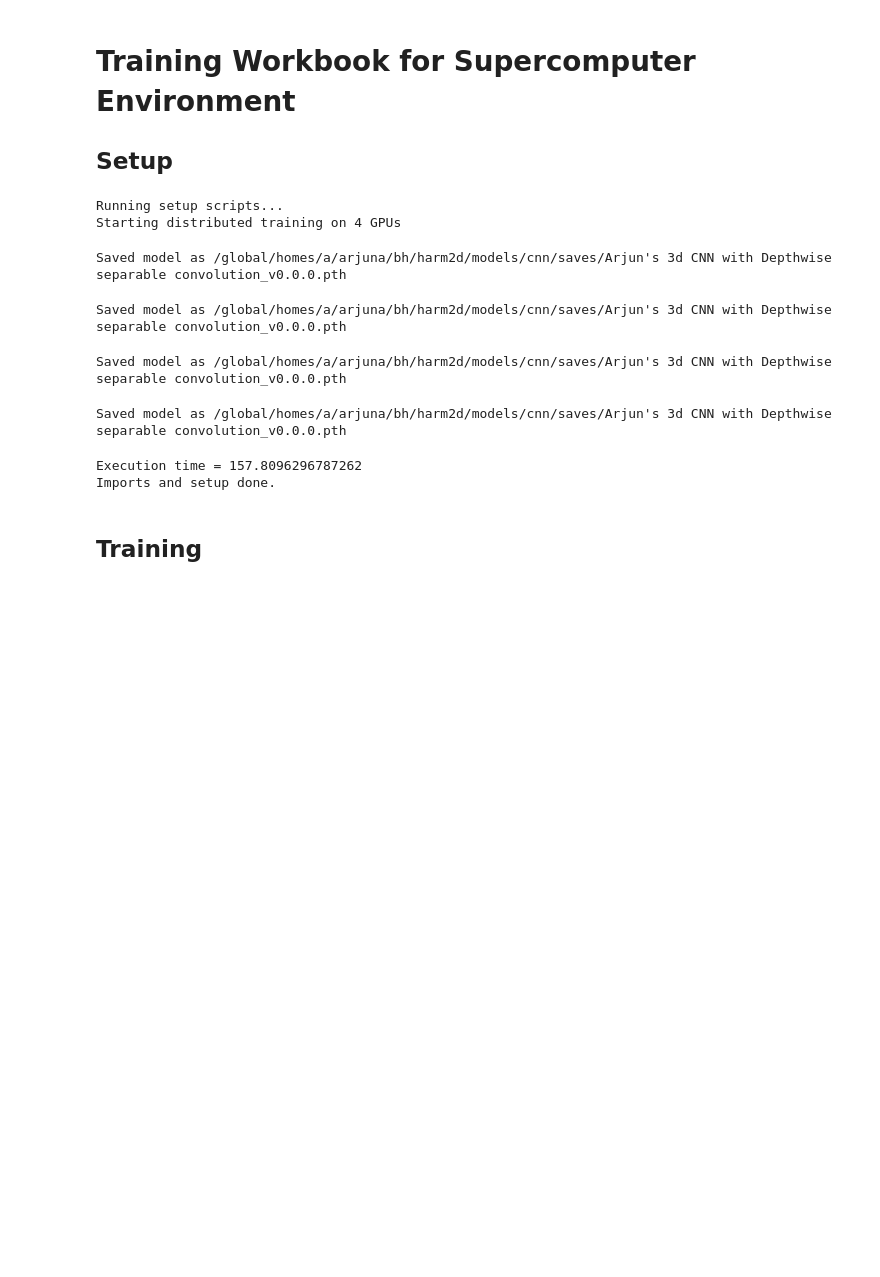
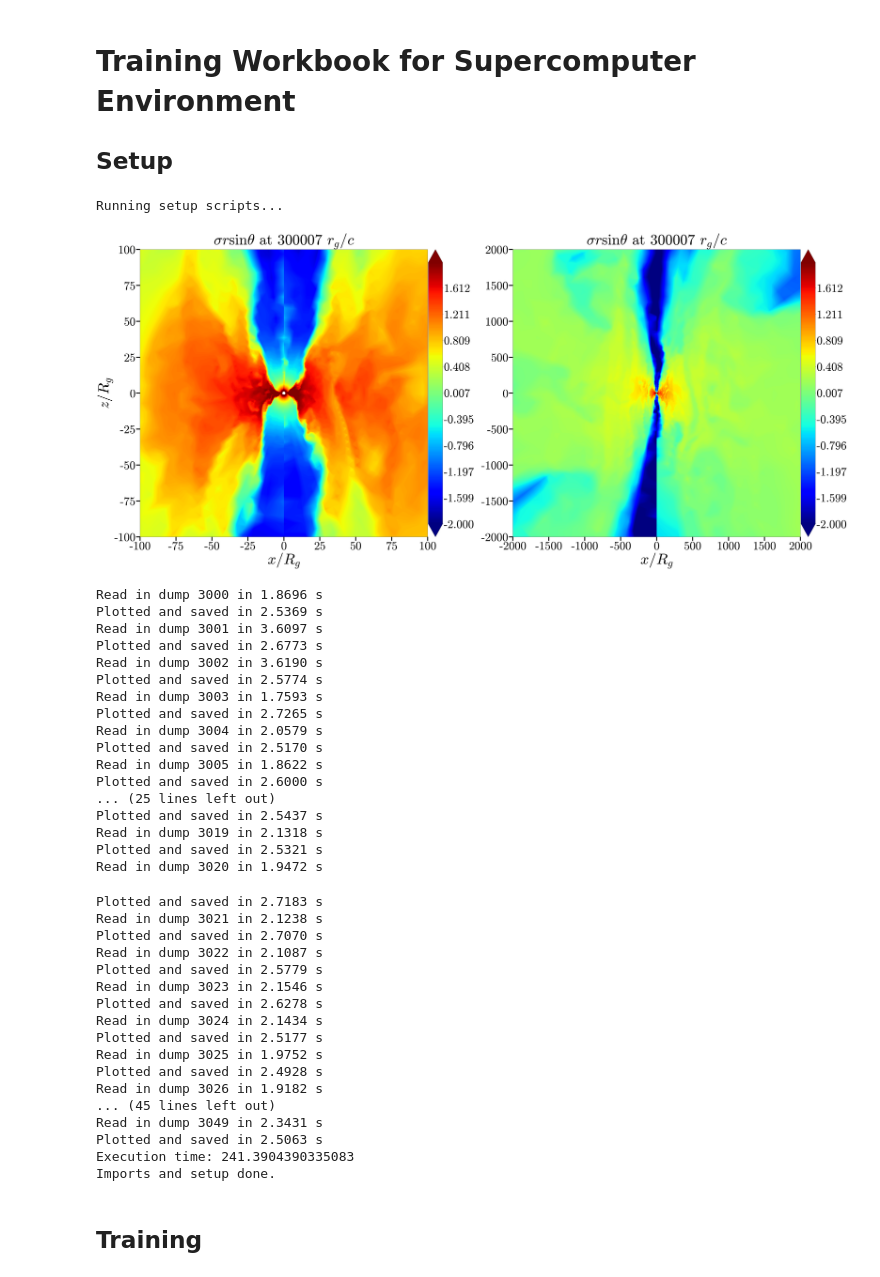
Before and after one commit to JackHanke/bh, a Jupyter notebook: training_sc.ipynb, the cells around one changed output. Cells and saved outputs as stored; diff of their text form; code cells hidden in the pictures; blank space fills up the shorter version.

```diff
--- a/training_sc.ipynb
+++ b/training_sc.ipynb
@@ -19,47 +19,76 @@ notebook = 1
 
 # total data is shape (10000, 224, 48, 96)
 # harm_directory = '/global/u1/j/jackh/bh/harm2d'
-harm_directory = '/global/homes/a/arjuna/bh/harm2d'
+# harm_directory = '/global/homes/a/arjuna/bh/harm2d'
+harm_directory = os.environ['HOME']+f'/bh/harm2d'
 os.chdir(harm_directory)
 
 print(f'Running setup scripts...')
 start_time = time.time()
 %run -i setup.py build_ext --inplace
 %run -i pp.py build_ext --inplace
-print(f"Execution time = {time.time() - start_time}")
+print(f"Execution time: {time.time() - start_time}")
 
 # set params
 lowres1 = 1 #
 lowres2 = 1 #
 lowres3 = 1 #
 r_min, r_max = 1.0, 100.0
 theta_min, theta_max = 0.0, 9
 phi_min, phi_max = -1, 9
 do_box=0
 set_cart=0
 set_mpi(0)
 axisym=1
 print_fieldlines=0
 export_raytracing_GRTRANS=0
 export_raytracing_RAZIEH=0
 kerr_schild=0
 DISK_THICKNESS=0.03
 check_files=1
 notebook=1
 interpolate_var=0
 AMR = 0 # get all data in grid
 
 print('Imports and setup done.')
 %matplotlib inline
 # %% [output]
 Running setup scripts...
-Starting distributed training on 4 GPUs
+[figure, added]
-Saved model as /global/homes/a/arjuna/bh/harm2d/models/cnn/saves/Arjun's 3d CNN with Depthwise separable convolution_v0.0.0.pth
+Read in dump 3000 in 1.8696 s
+Plotted and saved in 2.5369 s
+Read in dump 3001 in 3.6097 s
+Plotted and saved in 2.6773 s
+Read in dump 3002 in 3.6190 s
+Plotted and saved in 2.5774 s
+Read in dump 3003 in 1.7593 s
+Plotted and saved in 2.7265 s
+Read in dump 3004 in 2.0579 s
+Plotted and saved in 2.5170 s
+Read in dump 3005 in 1.8622 s
+Plotted and saved in 2.6000 s
+... (25 lines left out)
+Plotted and saved in 2.5437 s
+Read in dump 3019 in 2.1318 s
+Plotted and saved in 2.5321 s
+Read in dump 3020 in 1.9472 s
-Saved model as /global/homes/a/arjuna/bh/harm2d/models/cnn/saves/Arjun's 3d CNN with Depthwise separable convolution_v0.0.0.pth
+Plotted and saved in 2.7183 s
+Read in dump 3021 in 2.1238 s
+Plotted and saved in 2.7070 s
+Read in dump 3022 in 2.1087 s
+Plotted and saved in 2.5779 s
+Read in dump 3023 in 2.1546 s
+Plotted and saved in 2.6278 s
+Read in dump 3024 in 2.1434 s
+Plotted and saved in 2.5177 s
+Read in dump 3025 in 1.9752 s
+Plotted and saved in 2.4928 s
+Read in dump 3026 in 1.9182 s
+... (45 lines left out)
+Read in dump 3049 in 2.3431 s
+Plotted and saved in 2.5063 s
+Execution time: 241.3904390335083
+Imports and setup done.
-Saved model as /global/homes/a/arjuna/bh/harm2d/models/cnn/saves/Arjun's 3d CNN with Depthwise separable convolution_v0.0.0.pth
-Saved model as /global/homes/a/arjuna/bh/harm2d/models/cnn/saves/Arjun's 3d CNN with Depthwise separable convolution_v0.0.0.pth
-Execution time = 157.8096296787262
-Imports and setup done.
 # %% [markdown]
 ## Training
 # %%
```
Also changed, not shown: 2 other files.
